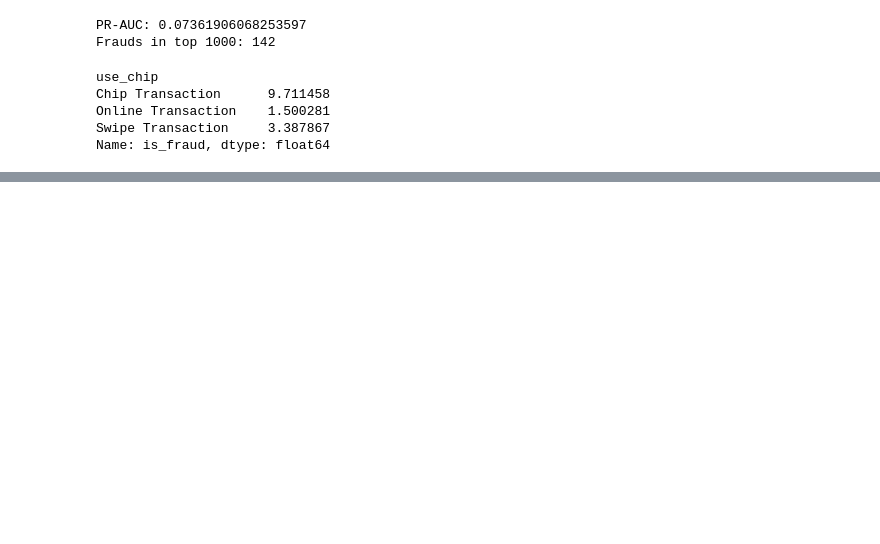
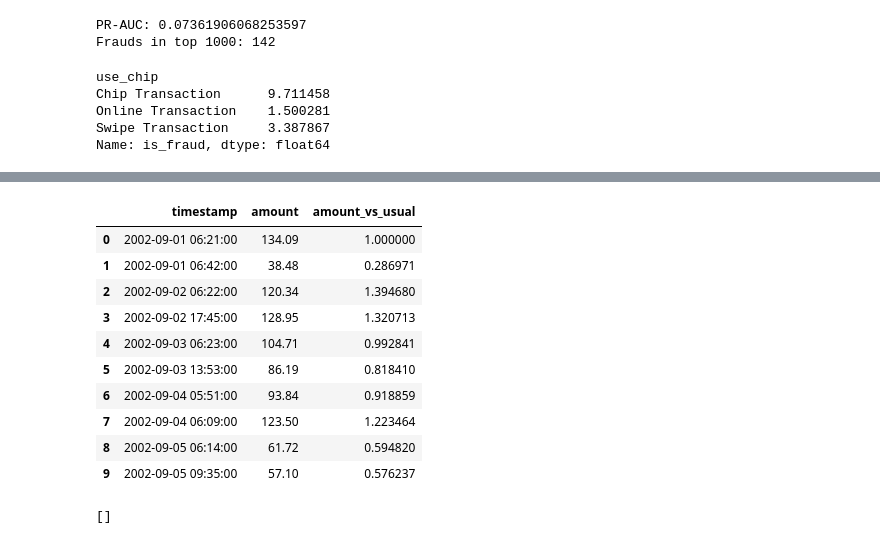
Before and after one commit to Ankush-Manhas840/fraud-detection-realtime, a Jupyter notebook: notebooks/03_modeling.ipynb, the cells around one changed output, grey strips where cells are left out. Saved outputs shown, nothing was run; the diff lists cells and outputs as text; code cells hidden in the pictures; blank space fills up the shorter version.

```diff
--- a/notebooks/03_modeling.ipynb
+++ b/notebooks/03_modeling.ipynb
@@ -240,0 +366,14 @@ Name: is_fraud, dtype: float64
+# %%
+test[["timestamp", "amount", "amount_vs_usual"]].head(10)
+# %% [output]
+|  | timestamp | amount | amount_vs_usual |
+| 0 | 2002-09-01 06:21:00 | 134.09 | 1.000000 |
+| 1 | 2002-09-01 06:42:00 | 38.48 | 0.286971 |
+| 2 | 2002-09-02 06:22:00 | 120.34 | 1.394680 |
+| 3 | 2002-09-02 17:45:00 | 128.95 | 1.320713 |
+| 4 | 2002-09-03 06:23:00 | 104.71 | 0.992841 |
+| 5 | 2002-09-03 13:53:00 | 86.19 | 0.818410 |
+| 6 | 2002-09-04 05:51:00 | 93.84 | 0.918859 |
+| 7 | 2002-09-04 06:09:00 | 123.50 | 1.223464 |
+| 8 | 2002-09-05 06:14:00 | 61.72 | 0.594820 |
+| 9 | 2002-09-05 09:35:00 | 57.10 | 0.576237 |
@@ -240,0 +389,4 @@ Name: is_fraud, dtype: float64
+# %%
+[c for c in FEATURES if c not in df.columns]
+# %% [output]
+[]
```
Also changed, not shown: parts of 21 cells of this notebook, 4 other files.
